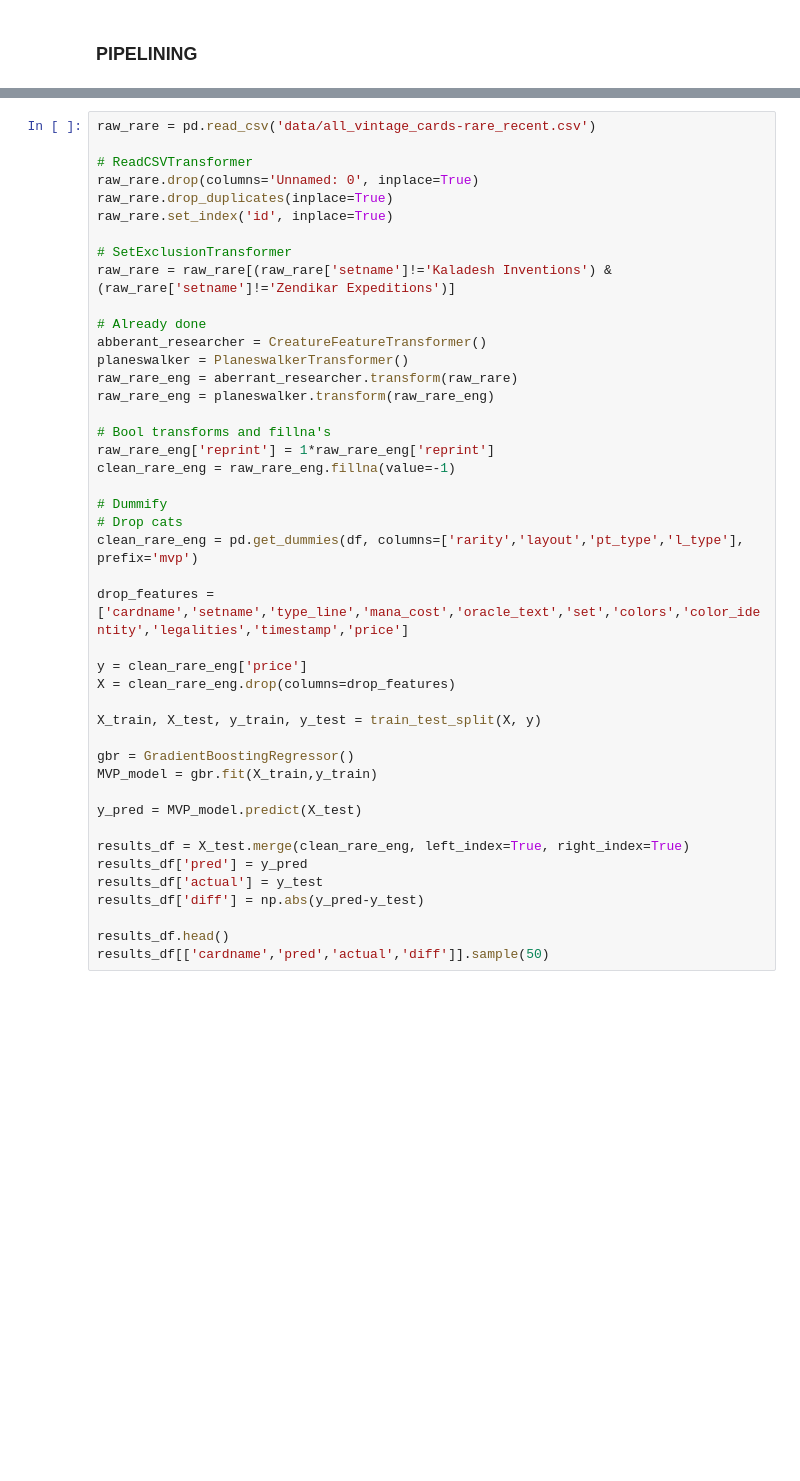
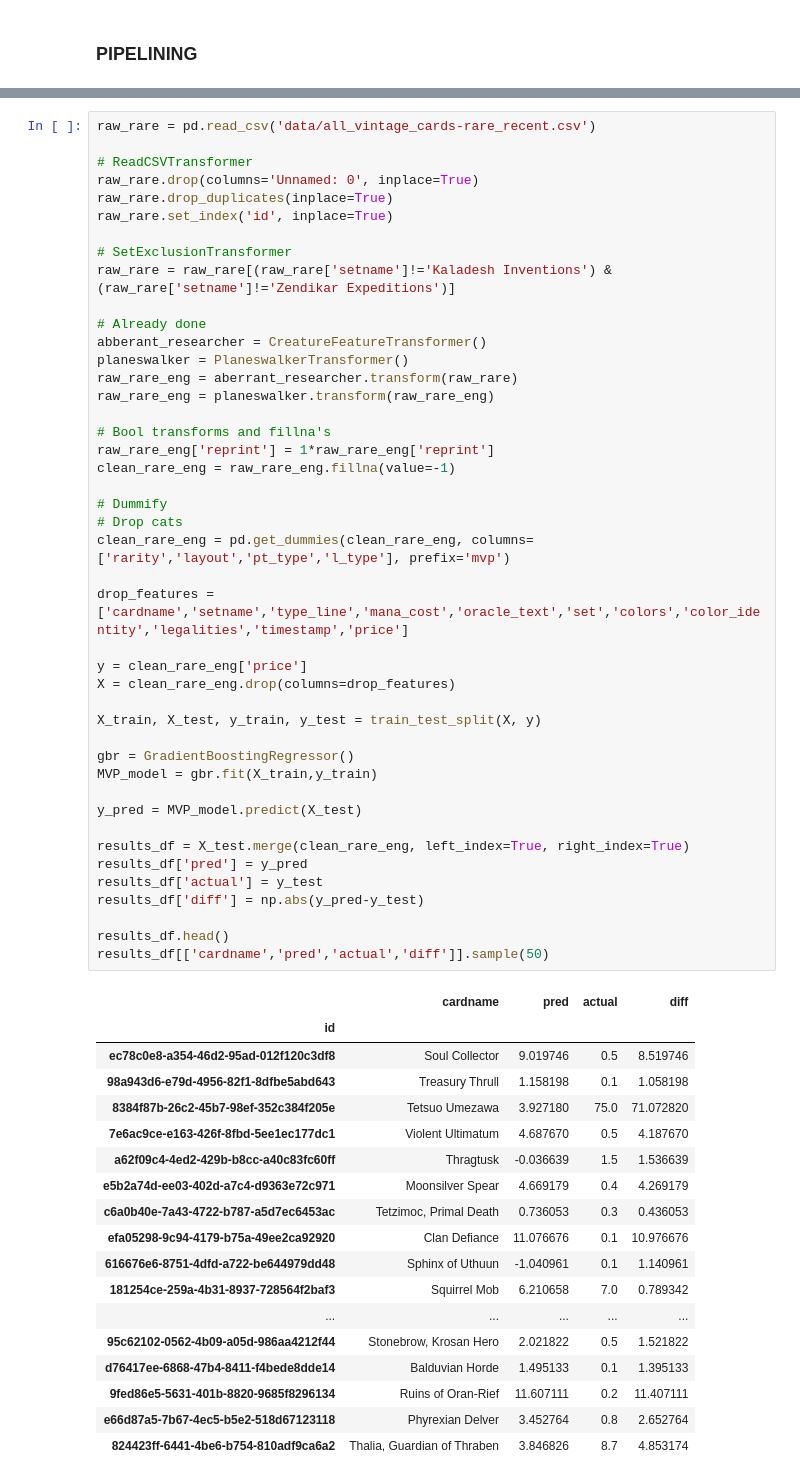
Before and after one commit to alexgcuevas/mystic-speculation, a Jupyter notebook: MVP_testing.ipynb, the cells around one changed output, grey strips where cells are left out. Saved outputs shown, nothing was run; the diff lists cells and outputs as text; blank space fills up the shorter version.

```diff
--- a/MVP_testing.ipynb
+++ b/MVP_testing.ipynb
@@ -356,31 +353,50 @@ abberant_researcher = CreatureFeatureTransformer()
 planeswalker = PlaneswalkerTransformer()
 raw_rare_eng = aberrant_researcher.transform(raw_rare)
 raw_rare_eng = planeswalker.transform(raw_rare_eng)
 
 # Bool transforms and fillna's
 raw_rare_eng['reprint'] = 1*raw_rare_eng['reprint']
 clean_rare_eng = raw_rare_eng.fillna(value=-1)
 
 # Dummify
 # Drop cats
-clean_rare_eng = pd.get_dummies(df, columns=['rarity','layout','pt_type','l_type'], prefix='mvp')
+clean_rare_eng = pd.get_dummies(clean_rare_eng, columns=['rarity','layout','pt_type','l_type'], prefix='mvp')
 
 drop_features = ['cardname','setname','type_line','mana_cost','oracle_text','set','colors','color_identity','legalities','timestamp','price']
 
 y = clean_rare_eng['price']
 X = clean_rare_eng.drop(columns=drop_features)
 
 X_train, X_test, y_train, y_test = train_test_split(X, y)
 
 gbr = GradientBoostingRegressor()
 MVP_model = gbr.fit(X_train,y_train)
 
 y_pred = MVP_model.predict(X_test)
 
 results_df = X_test.merge(clean_rare_eng, left_index=True, right_index=True)
 results_df['pred'] = y_pred
 results_df['actual'] = y_test
 results_df['diff'] = np.abs(y_pred-y_test)
 
 results_df.head()
 results_df[['cardname','pred','actual','diff']].sample(50)
+# %% [output]
+|  | cardname | pred | actual | diff |
+| id |  |  |  |  |
+| ec78c0e8-a354-46d2-95ad-012f120c3df8 | Soul Collector | 9.019746 | 0.5 | 8.519746 |
+| 98a943d6-e79d-4956-82f1-8dfbe5abd643 | Treasury Thrull | 1.158198 | 0.1 | 1.058198 |
+| 8384f87b-26c2-45b7-98ef-352c384f205e | Tetsuo Umezawa | 3.927180 | 75.0 | 71.072820 |
+| 7e6ac9ce-e163-426f-8fbd-5ee1ec177dc1 | Violent Ultimatum | 4.687670 | 0.5 | 4.187670 |
+| a62f09c4-4ed2-429b-b8cc-a40c83fc60ff | Thragtusk | -0.036639 | 1.5 | 1.536639 |
+| e5b2a74d-ee03-402d-a7c4-d9363e72c971 | Moonsilver Spear | 4.669179 | 0.4 | 4.269179 |
+| c6a0b40e-7a43-4722-b787-a5d7ec6453ac | Tetzimoc, Primal Death | 0.736053 | 0.3 | 0.436053 |
+| efa05298-9c94-4179-b75a-49ee2ca92920 | Clan Defiance | 11.076676 | 0.1 | 10.976676 |
+| 616676e6-8751-4dfd-a722-be644979dd48 | Sphinx of Uthuun | -1.040961 | 0.1 | 1.140961 |
+| 181254ce-259a-4b31-8937-728564f2baf3 | Squirrel Mob | 6.210658 | 7.0 | 0.789342 |
+| ... | ... | ... | ... | ... |
+| 95c62102-0562-4b09-a05d-986aa4212f44 | Stonebrow, Krosan Hero | 2.021822 | 0.5 | 1.521822 |
+| d76417ee-6868-47b4-8411-f4bede8dde14 | Balduvian Horde | 1.495133 | 0.1 | 1.395133 |
+| 9fed86e5-5631-401b-8820-9685f8296134 | Ruins of Oran-Rief | 11.607111 | 0.2 | 11.407111 |
+| e66d87a5-7b67-4ec5-b5e2-518d67123118 | Phyrexian Delver | 3.452764 | 0.8 | 2.652764 |
+| 824423ff-6441-4be6-b754-810adf9ca6a2 | Thalia, Guardian of Thraben | 3.846826 | 8.7 | 4.853174 |
```
Also changed, not shown: parts of 18 cells of this notebook, 1 other file.
